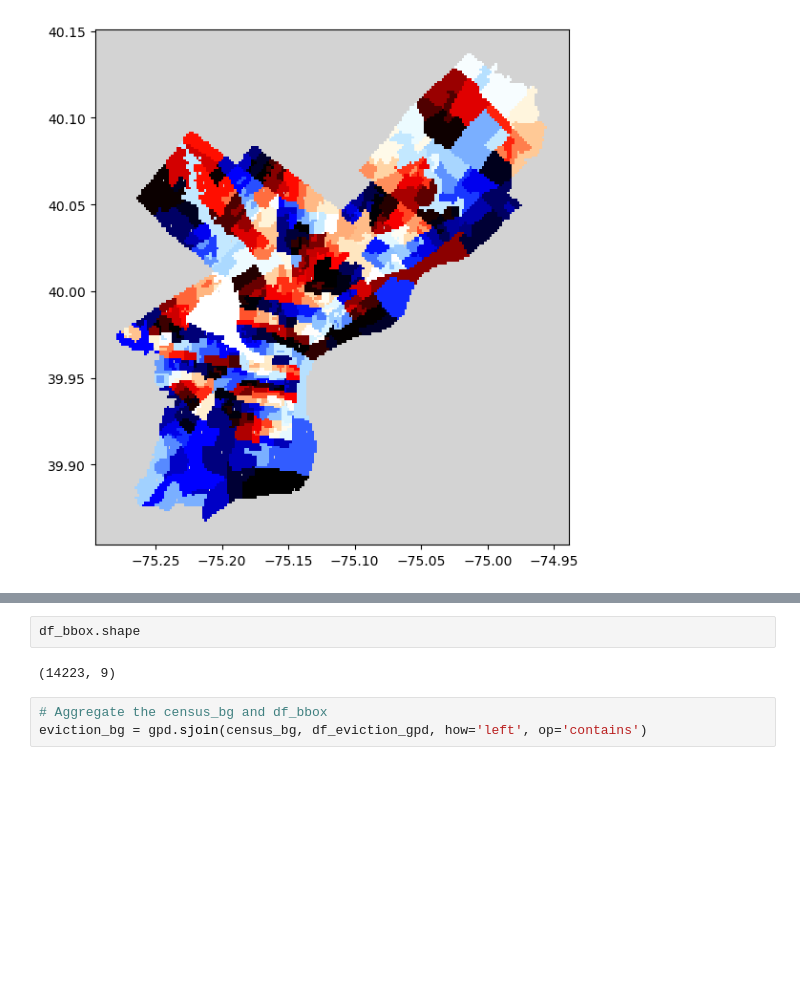
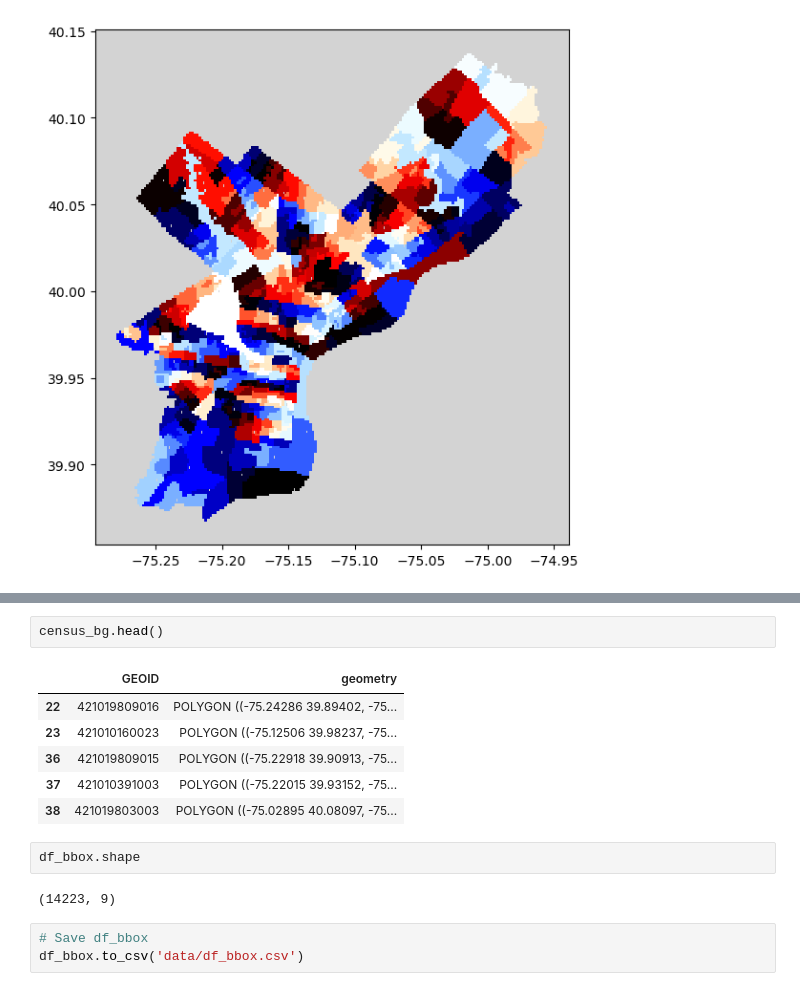
Before and after one commit to yilmajung/homeless_philly_2024, a Jupyter notebook: 2_create_cbg_level_map.ipynb, the cells around one changed output, grey strips where cells are left out. Saved outputs shown, nothing was run; the diff lists cells and outputs as text; blank space fills up the shorter version.

```diff
--- a/2_create_cbg_level_map.ipynb
+++ b/2_create_cbg_level_map.ipynb
@@ -91,7 +100,16 @@ plt.show()
+# %%
+census_bg.head()
+# %% [output]
+|  | GEOID | geometry |
+| 22 | 421019809016 | POLYGON ((-75.24286 39.89402, -75... |
+| 23 | 421010160023 | POLYGON ((-75.12506 39.98237, -75... |
+| 36 | 421019809015 | POLYGON ((-75.22918 39.90913, -75... |
+| 37 | 421010391003 | POLYGON ((-75.22015 39.93152, -75... |
+| 38 | 421019803003 | POLYGON ((-75.02895 40.08097, -75... |
 # %%
 df_bbox.shape
 # %% [output]
 (14223, 9)
-# %%
-# Aggregate the census_bg and df_bbox
-eviction_bg = gpd.sjoin(census_bg, df_eviction_gpd, how='left', op='contains')
+# %%
+# Save df_bbox
+df_bbox.to_csv('data/df_bbox.csv')
```
Also changed, not shown: parts of 1 cell of this notebook, 2 other files.
